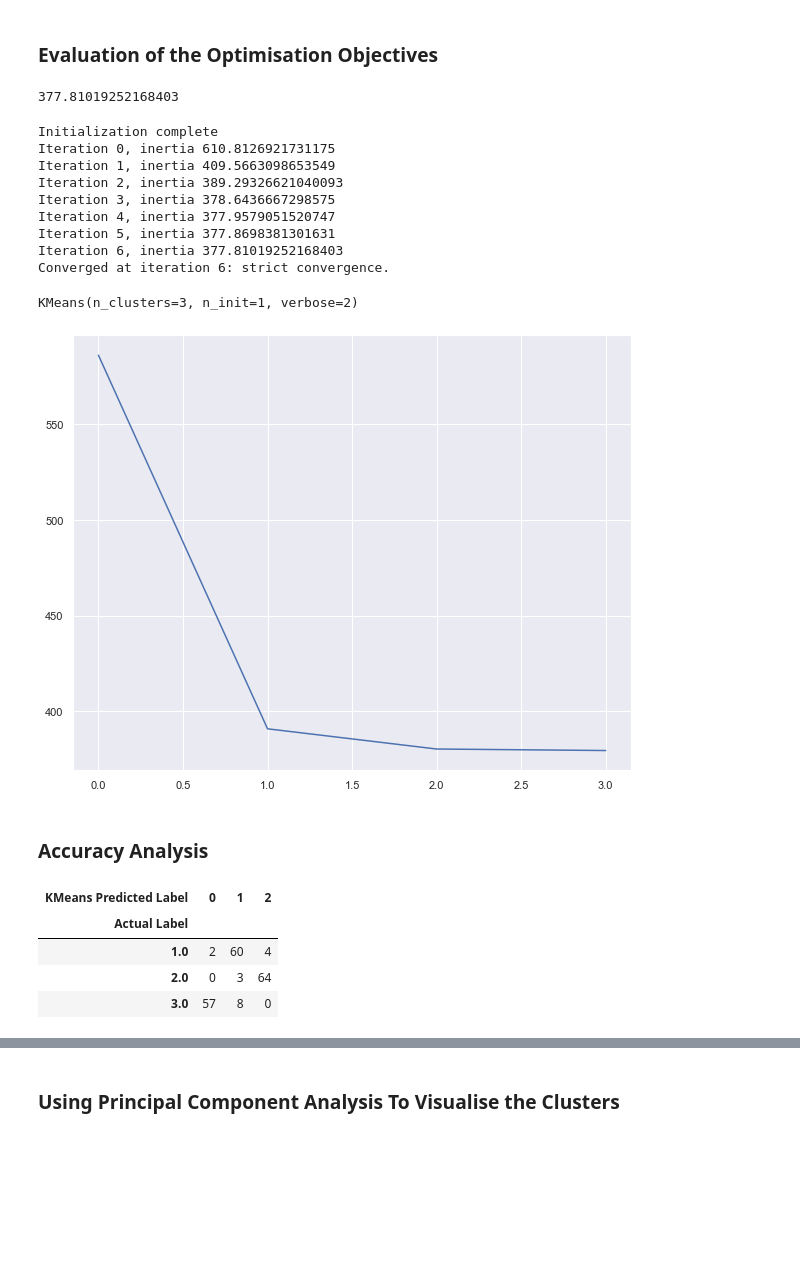
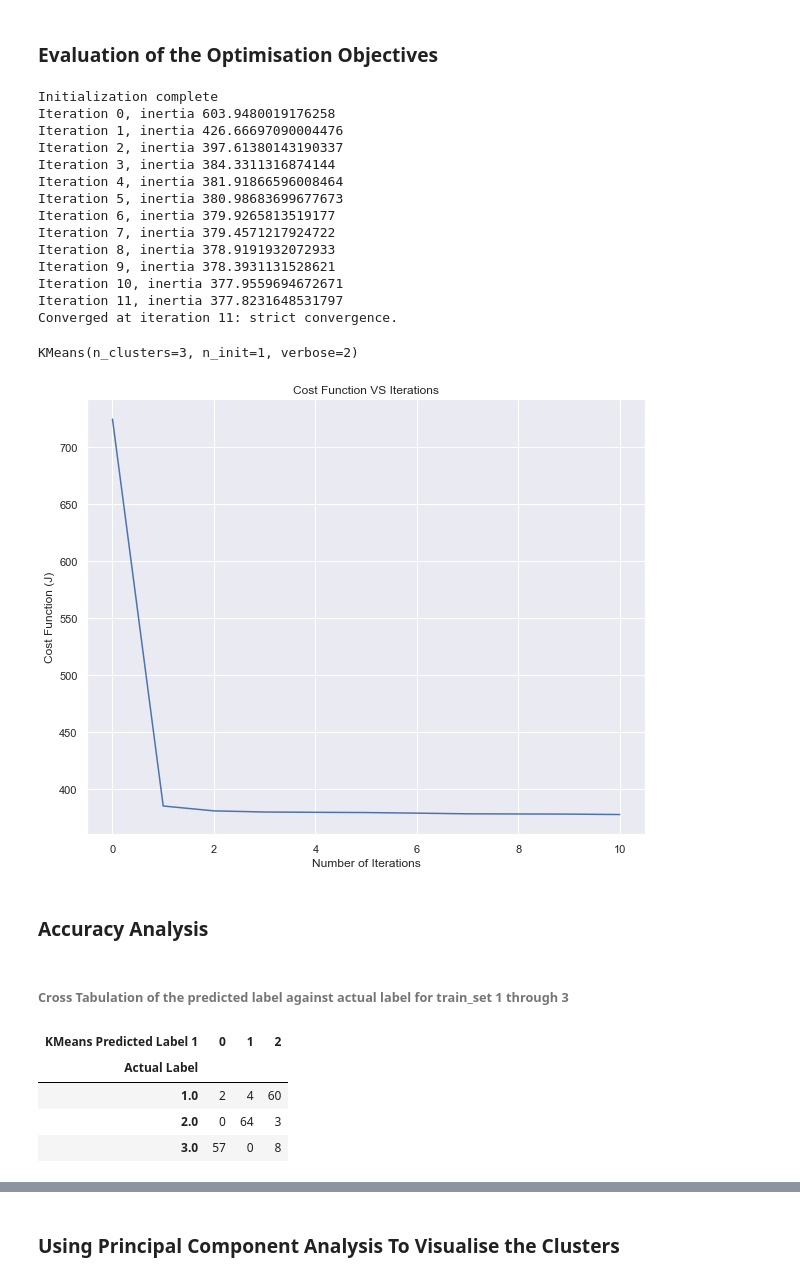
Before and after one commit to ARCHIBONG1/Wheat-Species-Prediction-Using-Clustering, a Jupyter notebook: Wheat Species Machine Learning Prediction_ Clustering Algorithms.ipynb, the cells around one changed output, grey strips where cells are left out. Cells and saved outputs as stored; diff of their text form; code cells hidden in the pictures; blank space fills up the shorter version.

```diff
--- a/Wheat Species Machine Learning Prediction_ Clustering Algorithms.ipynb
+++ b/Wheat Species Machine Learning Prediction_ Clustering Algorithms.ipynb
@@ -187,13 +183,4 @@ scaled_train_set.describe()  # Summary statistics of data set
 ## KMEANS CLUSTERING
 # %% [markdown]
 ### Determining the Number of Clusters Using the Elbow Method
-# %%
-import os
-os.environ["OMP_NUM_THREADS"] = '1'
-distortions = []
-K = range(1,10)
-for k in K:
-    kmeanModel = KMeans(n_clusters=k)
-    kmeanModel.fit(scaled_train_set)
-    distortions.append(kmeanModel.inertia_)
 # %%
@@ -220,6 +204,2 @@ kmeans_scaled_train_set.inertia_
 # %% [markdown]
 ### Deploying the K Means ALgorithm
-# %%
-kmeans_scaled_train_set = KMeans(n_clusters=3)  # Initialises Kmeans using 3 clusters
-# %%
-kmeans_scaled_train_set.fit(scaled_train_set) # fits the data into the initialised kmeans
@@ -243,9 +301,5 @@ print(kmeans_scaled_train_set.labels_)  # Prints the labels assigned to each tra
 # %% [markdown]
 ### Evaluation of the Optimisation Objectives
-# %%
-print(kmeans_scaled_train_set.inertia_)  # Displays the final cost value of the clusters
-# %% [output]
-377.81019252168403
 # %%
 # Function to display the cost fucntion for every iteration
 
@@ -257,46 +311,56 @@ def ite_inertia(X):
 ite_inertia(scaled_train_set)
 # %% [output]
 Initialization complete
-Iteration 0, inertia 610.8126921731175
-Iteration 1, inertia 409.5663098653549
-Iteration 2, inertia 389.29326621040093
-Iteration 3, inertia 378.6436667298575
-Iteration 4, inertia 377.9579051520747
-Iteration 5, inertia 377.8698381301631
-Iteration 6, inertia 377.81019252168403
-Converged at iteration 6: strict convergence.
+Iteration 0, inertia 603.9480019176258
+Iteration 1, inertia 426.66697090004476
+Iteration 2, inertia 397.61380143190337
+Iteration 3, inertia 384.3311316874144
+Iteration 4, inertia 381.91866596008464
+Iteration 5, inertia 380.98683699677673
+Iteration 6, inertia 379.9265813519177
+Iteration 7, inertia 379.4571217924722
+Iteration 8, inertia 378.9191932072933
+Iteration 9, inertia 378.3931131528621
+Iteration 10, inertia 377.9559694672671
+Iteration 11, inertia 377.8231648531797
+Converged at iteration 11: strict convergence.
 KMeans(n_clusters=3, n_init=1, verbose=2)
 # %%
 # Function to plot the cost function against the iterations
 
 def redirect_wrapper(f, inp):
     old_stdout = sys.stdout
     new_stdout = io.StringIO()
     sys.stdout = new_stdout
 
     returned = f(inp)                #<- Call function
     printed = new_stdout.getvalue()  #<- store printed output
 
     sys.stdout = old_stdout
     return returned, printed
 
 
 returned, printed = redirect_wrapper(ite_inertia, scaled_train_set)
 
 #Extract inertia values
 inertia = [float(i[i.find('inertia')+len('inertia')+1:]) for i in printed.split('\n')[1:-2]]
 
 #Plot!
 plt.plot(inertia);
+plt.title("Cost Function VS Iterations")
+plt.xlabel("Number of Iterations")
+plt.ylabel("Cost Function (J)");
 # %% [output]
-[figure, old version]
+[figure, new version]
 # %% [markdown]
 ### Accuracy Analysis
+# %% [markdown]
+###### Cross Tabulation of the predicted label against actual label for train_set 1 through 3
 # %%
-pd.crosstab(train_label,kmeans_scaled_train_set.labels_, rownames=['Actual Label'], colnames=['KMeans Predicted Label'])
+pd.crosstab(train_label,kmeans_scaled_train_set1, rownames=['Actual Label'], colnames=['KMeans Predicted Label 1'])
 # %% [output]
-| KMeans Predicted Label | 0 | 1 | 2 |
+| KMeans Predicted Label 1 | 0 | 1 | 2 |
 | Actual Label |  |  |  |
-| 1.0 | 2 | 60 | 4 |
-| 2.0 | 0 | 3 | 64 |
-| 3.0 | 57 | 8 | 0 |
+| 1.0 | 2 | 4 | 60 |
+| 2.0 | 0 | 64 | 3 |
+| 3.0 | 57 | 0 | 8 |
```
Also changed, not shown: parts of 119 cells of this notebook.
